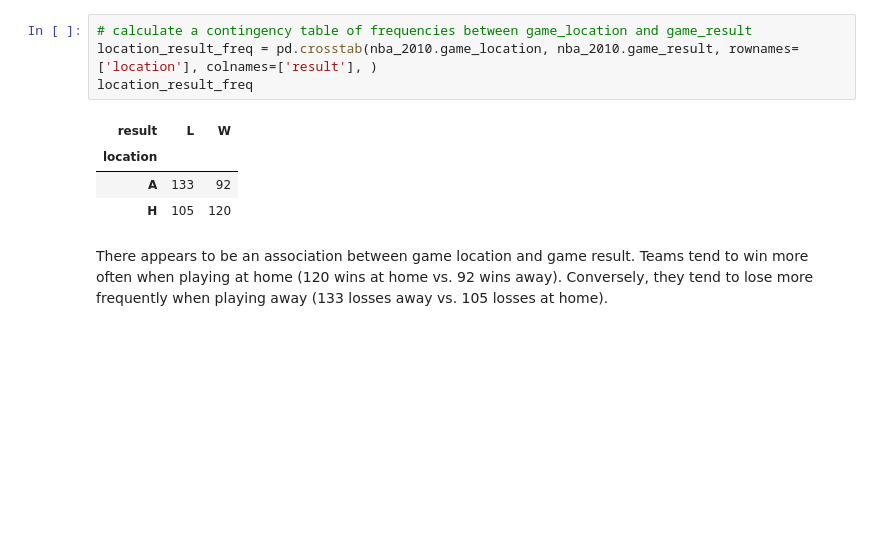
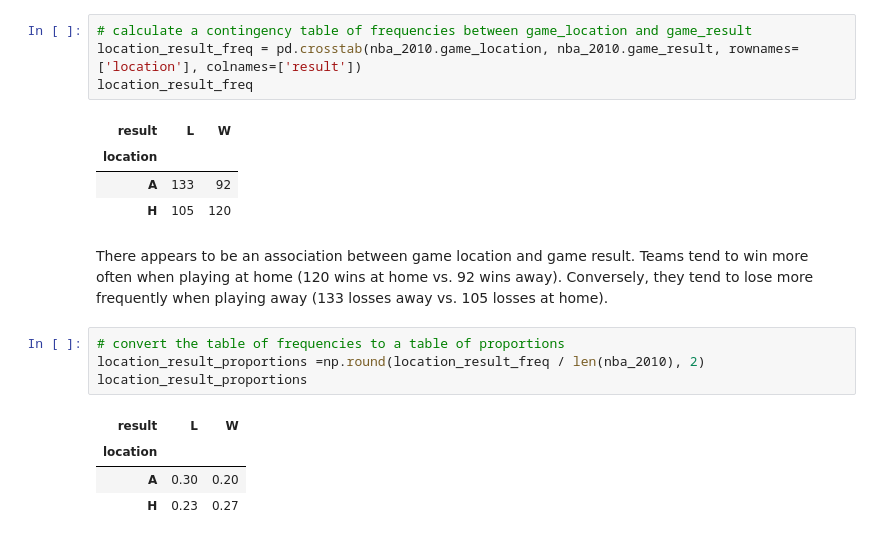
Before and after one commit to 7086600/nba_trends, a Jupyter notebook: nba_trends_project.ipynb, the cells around one changed output. Cells and saved outputs as stored; diff of their text form; blank space fills up the shorter version.

```diff
--- a/nba_trends_project.ipynb
+++ b/nba_trends_project.ipynb
@@ -172,7 +173,7 @@ plt.close()
 ## Analyzing relationships between Categorical variables
 # %%
 # calculate a contingency table of frequencies between game_location and game_result
-location_result_freq = pd.crosstab(nba_2010.game_location, nba_2010.game_result, rownames=['location'], colnames=['result'], )
+location_result_freq = pd.crosstab(nba_2010.game_location, nba_2010.game_result, rownames=['location'], colnames=['result'])
 location_result_freq
 # %% [output]
 | result | L | W |
@@ -183,3 +184,12 @@ location_result_freq
 There appears to be an association between game location and game result.
 Teams tend to win more often when playing at home (120 wins at home vs. 92 wins away).
 Conversely, they tend to lose more frequently when playing away (133 losses away vs. 105 losses at home).
+# %%
+# convert the table of frequencies to a table of proportions
+location_result_proportions =np.round(location_result_freq / len(nba_2010), 2)
+location_result_proportions
+# %% [output]
+| result | L | W |
+| location |  |  |
+| A | 0.30 | 0.20 |
+| H | 0.23 | 0.27 |
```
Also changed, not shown: parts of 3 cells of this notebook.
